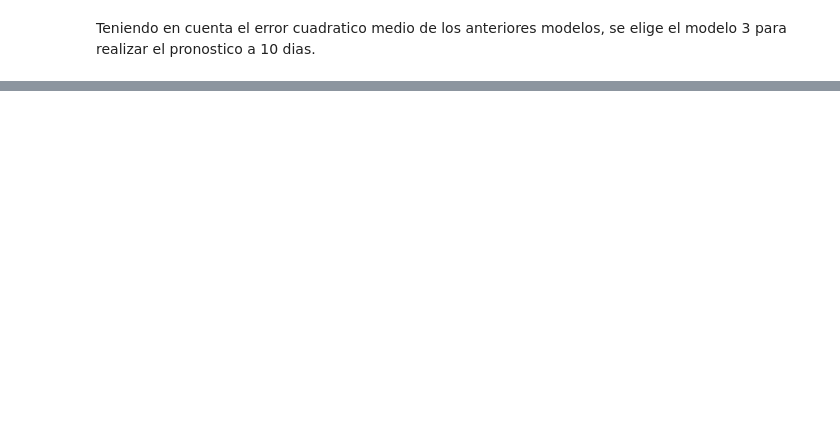
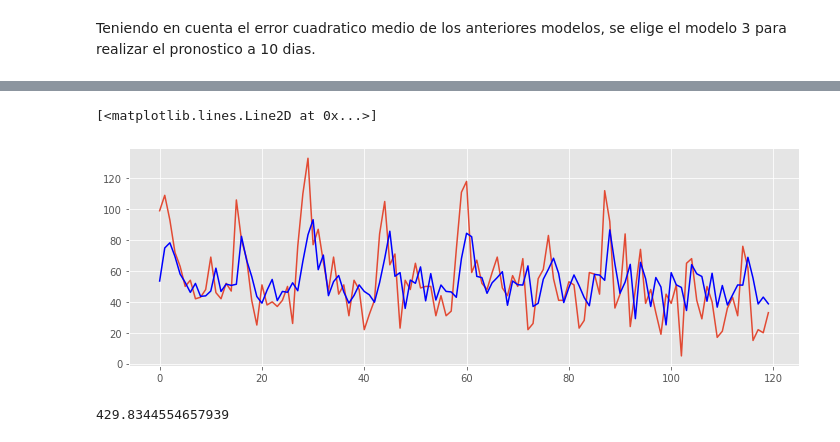
Before and after one commit to acortize/prueba, a Jupyter notebook: Prueba_porvenir.ipynb, the cells around one changed output, grey strips where cells are left out. Drawn from its saved outputs; the diff is of its cells as text; code cells hidden in the pictures; blank space fills up the shorter version.

```diff
--- a/Prueba_porvenir.ipynb
+++ b/Prueba_porvenir.ipynb
@@ -541,0 +579,7 @@ df
+# %%
+from statsmodels.graphics.tsaplots import plot_acf
+from statsmodels.graphics.tsaplots import plot_pacf
+rcParams['figure.figsize'] = 12, 4
+plot_pacf(df['Volum_tra'],lags=30)
+plot_acf(df['Volum_tra'],lags=30)
+plt.show()
@@ -541,0 +595,12 @@ df
+# %%
+model_2_1 = ARIMA(df['Volum_tra'], order=(8,0,1))
+model_fit_2_1 = model_2_1.fit()
+plt.plot(df['Volum_tra'])
+plt.plot(model_fit_2_1.fittedvalues, color='blue')
+# %% [output]
+[<matplotlib.lines.Line2D at 0x...>]
+[figure, added]
+# %%
+np.mean((df['Volum_tra']-model_fit_2_1.fittedvalues)**2)
+# %% [output]
+429.8344554657939
```
Also changed, not shown: parts of 62 cells of this notebook.
